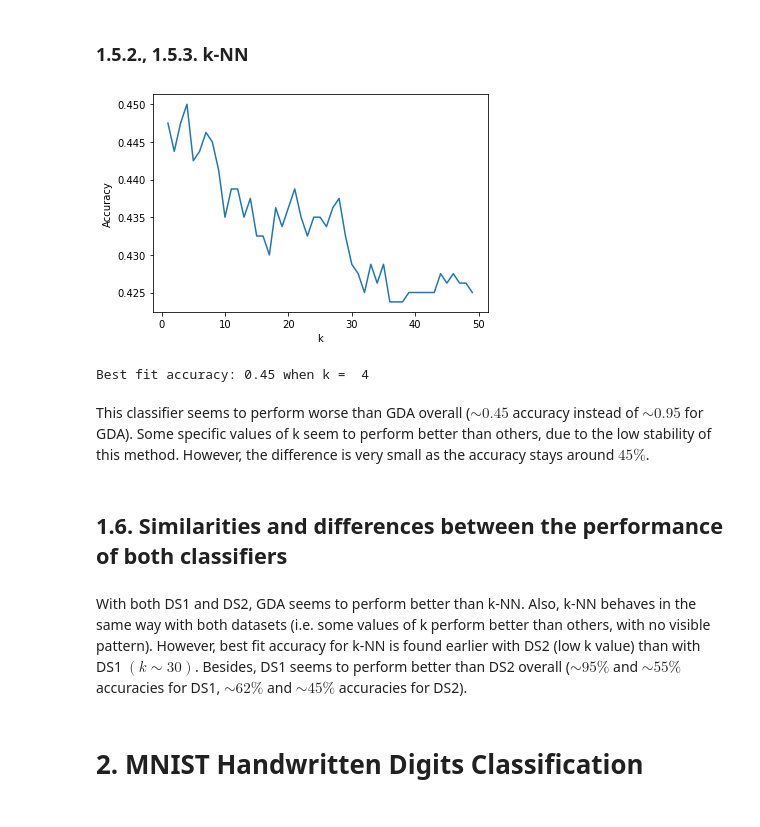
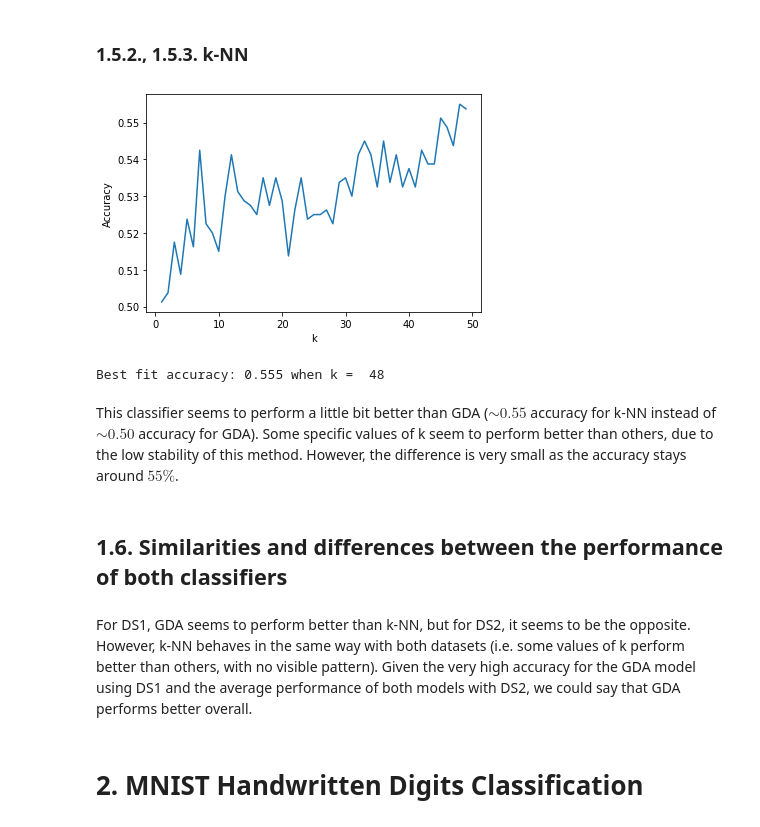
Before and after one commit to louis-ple/ML_Assignments, a Jupyter notebook: Assignment 2/INF8245E_Assignment2_1933334.ipynb, the cells around one changed output. Saved outputs shown, nothing was run; the diff lists cells and outputs as text; code cells hidden in the pictures.

```diff
--- a/Assignment 2/INF8245E_Assignment2_1933334.ipynb
+++ b/Assignment 2/INF8245E_Assignment2_1933334.ipynb
@@ -255,8 +258,8 @@ pos2 = np.random.multivariate_normal(DS2_c1_m2, DS2_Cov2, mix_split_2)
 pos3 = np.random.multivariate_normal(DS2_c1_m3, DS2_Cov3, mix_split_3)
 
 neg1 = np.random.multivariate_normal(DS2_c2_m1, DS2_Cov1, mix_split_1)
-neg2 = np.random.multivariate_normal(DS2_c2_m1, DS2_Cov2, mix_split_2)
-neg3 = np.random.multivariate_normal(DS2_c2_m1, DS2_Cov3, mix_split_3)
+neg2 = np.random.multivariate_normal(DS2_c2_m2, DS2_Cov2, mix_split_2)
+neg3 = np.random.multivariate_normal(DS2_c2_m3, DS2_Cov3, mix_split_3)
 
 #Labels
 pos1 = np.column_stack((pos1, np.ones(mix_split_1)))
@@ -325,24 +329,16 @@ w1:  [-0.08871179  0.02592391 -0.02680609 -0.01310074  0.2177535   0.04407805
 # %% [markdown]
 ### 1.5.2., 1.5.3. k-NN
-# %%
-y_valid = valid[20]
-
-x_valid = valid.drop(columns=[20])
-x_valid = x_valid.to_numpy()
-
-x_train = train.drop(columns=[20])
-x_train = x_train.to_numpy()
-
-k_NN(x_train, x_valid, y_valid, 50)
-# %% [output]
-[figure, removed]
-Best fit accuracy: 0.45 when k =  4
+# %%
+k_NN(train, valid, 50)
+# %% [output]
+[figure, added]
+Best fit accuracy: 0.555 when k =  48
 # %% [markdown]
-This classifier seems to perform worse than GDA overall ($\sim0.45$ accuracy instead of $\sim0.95$ for GDA). Some specific values of k seem to perform better than others, due to the low stability of this method. However, the difference is very small as the accuracy stays around $45\%$.
+This classifier seems to perform a little bit better than GDA ($\sim0.55$ accuracy for k-NN instead of $\sim0.50$ accuracy for GDA). Some specific values of k seem to perform better than others, due to the low stability of this method. However, the difference is very small as the accuracy stays around $55\%$.
 # %% [markdown]
 ## 1.6. Similarities and differences between the performance of both classifiers
 # %% [markdown]
-With both DS1 and DS2, GDA seems to perform better than k-NN. Also, k-NN behaves in the same way with both datasets (i.e. some values of k perform better than others, with no visible pattern). However, best fit accuracy for k-NN is found earlier with DS2 (low k value) than with DS1 $(k\sim30)$. Besides, DS1 seems to perform better than DS2 overall ($\sim95\%$ and $\sim55\%$ accuracies for DS1, $\sim62\%$ and $\sim45\%$ accuracies for DS2).
+For DS1, GDA seems to perform better than k-NN, but for DS2, it seems to be the opposite. However, k-NN behaves in the same way with both datasets (i.e. some values of k perform better than others, with no visible pattern). Given the very high accuracy for the GDA model using DS1 and the average performance of both models with DS2, we could say that GDA performs better overall.
 # %% [markdown]
 # 2. MNIST Handwritten Digits Classification
 # %%
```
Also changed, not shown: parts of 12 cells of this notebook, 7 other files.
